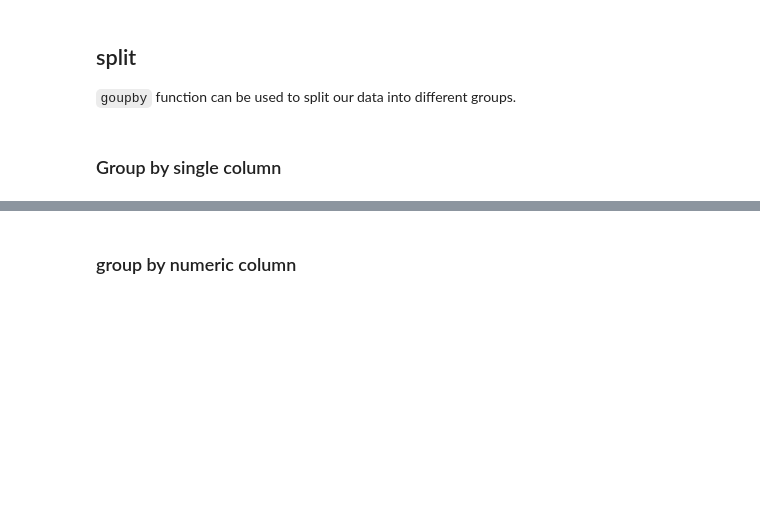
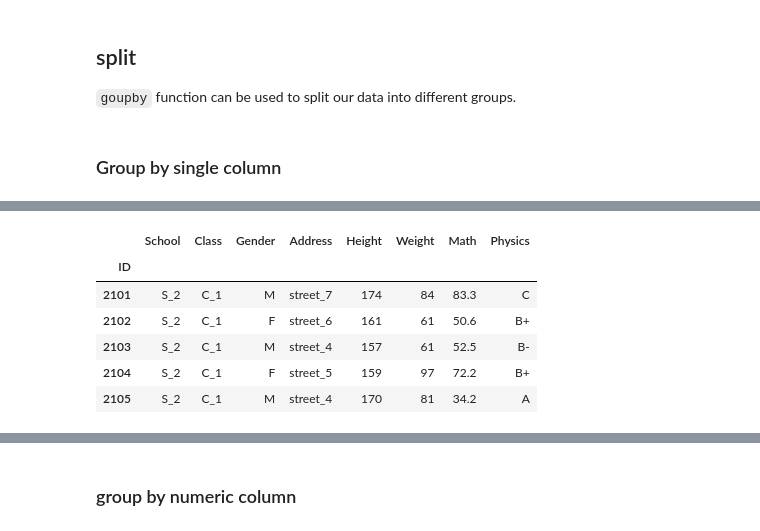
Before and after one commit to STAT2255/2023, a Jupyter notebook: notes/note10_Pandas2.ipynb, the cells around one changed output, grey strips where cells are left out. Cells and saved outputs as stored; diff of their text form; code cells hidden in the pictures; blank space fills up the shorter version.

```diff
--- a/notes/note10_Pandas2.ipynb
+++ b/notes/note10_Pandas2.ipynb
@@ -254,2 +527,12 @@ grouped_single.get_group('S_1').head() # get specific group
+# %%
+grouped_single.get_group('S_2').head() # get specific group
+# %% [output]
+|  | School | Class | Gender | Address | Height | Weight | Math | Physics |
+| ID |  |  |  |  |  |  |  |  |
+| 2101 | S_2 | C_1 | M | street_7 | 174 | 84 | 83.3 | C |
+| 2102 | S_2 | C_1 | F | street_6 | 161 | 61 | 50.6 | B+ |
+| 2103 | S_2 | C_1 | M | street_4 | 157 | 61 | 52.5 | B- |
+| 2104 | S_2 | C_1 | F | street_5 | 159 | 97 | 72.2 | B+ |
+| 2105 | S_2 | C_1 | M | street_4 | 170 | 81 | 34.2 | A |
 # %%
 grouped_single.groups
```
Also changed, not shown: parts of 57 cells of this notebook.
